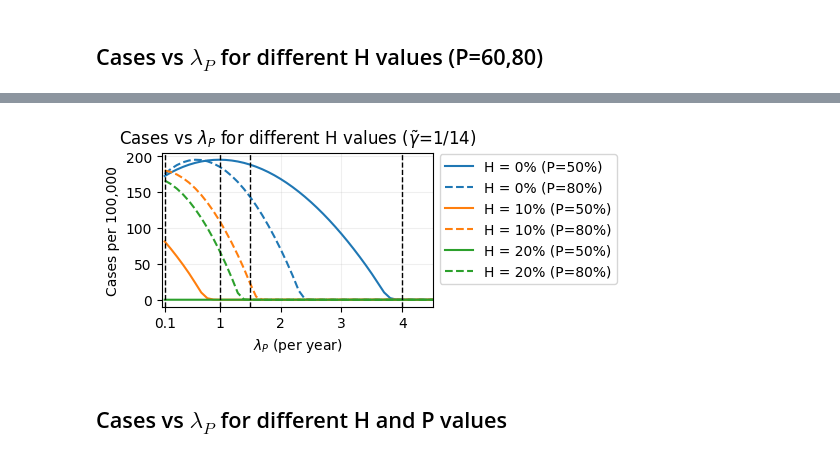
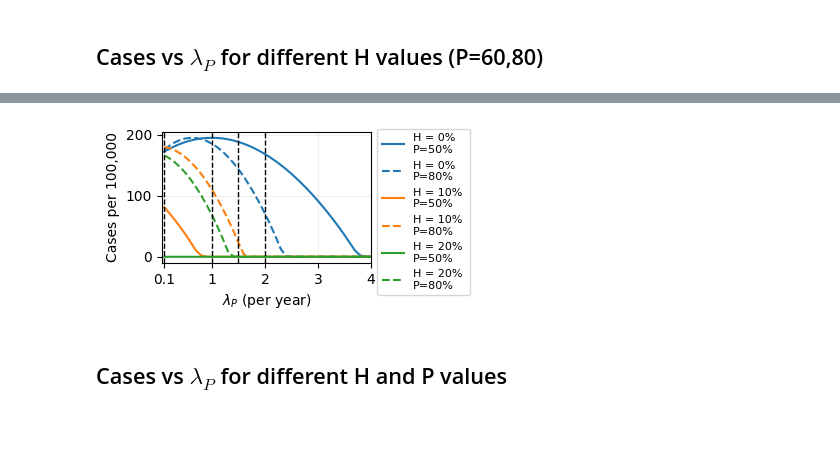
Before and after one commit to Priesemann-Group/testing-paradox-HIV-STI, a Jupyter notebook: notebooks/lambdaP_vs_P.ipynb, the cells around one changed output, grey strips where cells are left out. Saved outputs shown, nothing was run; the diff lists cells and outputs as text; code cells hidden in the pictures; blank space fills up the shorter version.

```diff
--- a/notebooks/lambdaP_vs_P.ipynb
+++ b/notebooks/lambdaP_vs_P.ipynb
@@ -585,7 +585,7 @@ global_vmin = np.min(all_infections)
 global_vmax = np.max(all_infections)
 
 # Set up the figure
-fig, ax = plt.subplots(figsize=(3.5, 2))
+fig, ax = plt.subplots(figsize=(2.7, 1.7))
 
 # Define line styles for infections
 line_styles = {"P1": "-", "P2": "--", "P3": "-."}
@@ -609,40 +609,41 @@ for idx in indices_to_plot:
     res_infections = results[H]["res_infections"]
     lambda_P = np.linspace(0.1 / 360, 6 / 360, res_infections.shape[0])
 
     for i, P_index in enumerate(P_indices):
         cases_infections = res_infections[:, P_index]  # Values for the specific P
         linestyle = line_styles[f"P{i+1}"]
         ax.plot(
             lambda_P,
             cases_infections,
-            label=f"H = {H * 100:.0f}% (P={P_values_to_plot[i]*100:.0f}%)",
+            label=f"H = {H * 100:.0f}% \nP={P_values_to_plot[i]*100:.0f}%",
             linestyle=linestyle,
             color=color,
         )
 
 ax.set_xlabel("$\\lambda_P$ (per year)")
 ax.set_ylabel("Cases per 100,000")
 ax.set_xticks([0.1 / 360, 1 / 360, 2 / 360, 3 / 360, 4 / 360, 5 / 360, 6 / 360])
 ax.set_xticklabels(["0.1", "1", "2", "3", "4", "5", "6"])
 ax.yaxis.set_major_formatter(FuncFormatter(formatter))
-ax.set_title("Cases vs $\\lambda_P$ for different H values ($\\tilde\\gamma$=1/14)")
-ax.set_xlim([0.05 / 360, 4.5 / 360])
+# ax.set_title("Cases vs $\\lambda_P$ for different H values ($\\tilde\\gamma$=1/14)")
+ax.set_xlim([0.05 / 360, 4.0 / 360])
 
 # Add a vlines at the observed value of lambda_P=0.1/360
 ax.axvline(0.1 / 360, color="black", linestyle="--", linewidth=1)
 ax.axvline(1 / 360, color="black", linestyle="--", linewidth=1)
 ax.axvline(1.5 / 360, color="black", linestyle="--", linewidth=1)
-ax.axvline(4 / 360, color="black", linestyle="--", linewidth=1)
+ax.axvline(2 / 360, color="black", linestyle="--", linewidth=1)
 
 # Place the legend outside the plot
-ax.legend(bbox_to_anchor=(1.02, 1), loc="upper left", borderaxespad=0.1)
+ax.legend(bbox_to_anchor=(1.02, 1.04), loc="upper left", borderaxespad=0.2)
 
 plt.grid(alpha=0.2)
+plt.rc("legend", fontsize=8)
 plt.show()
 
-fig.savefig("../figures/IvslambdaP.pdf", format="pdf")
+fig.savefig("../figures/IvslambdaP.pdf", format="pdf", bbox_inches="tight")
 # %% [output]
-[figure, old version]
+[figure, new version]
 # %% [markdown]
 ## Cases vs $\lambda_P$ for different H and P values
 # %%
```
Also changed, not shown: 7 other files.
